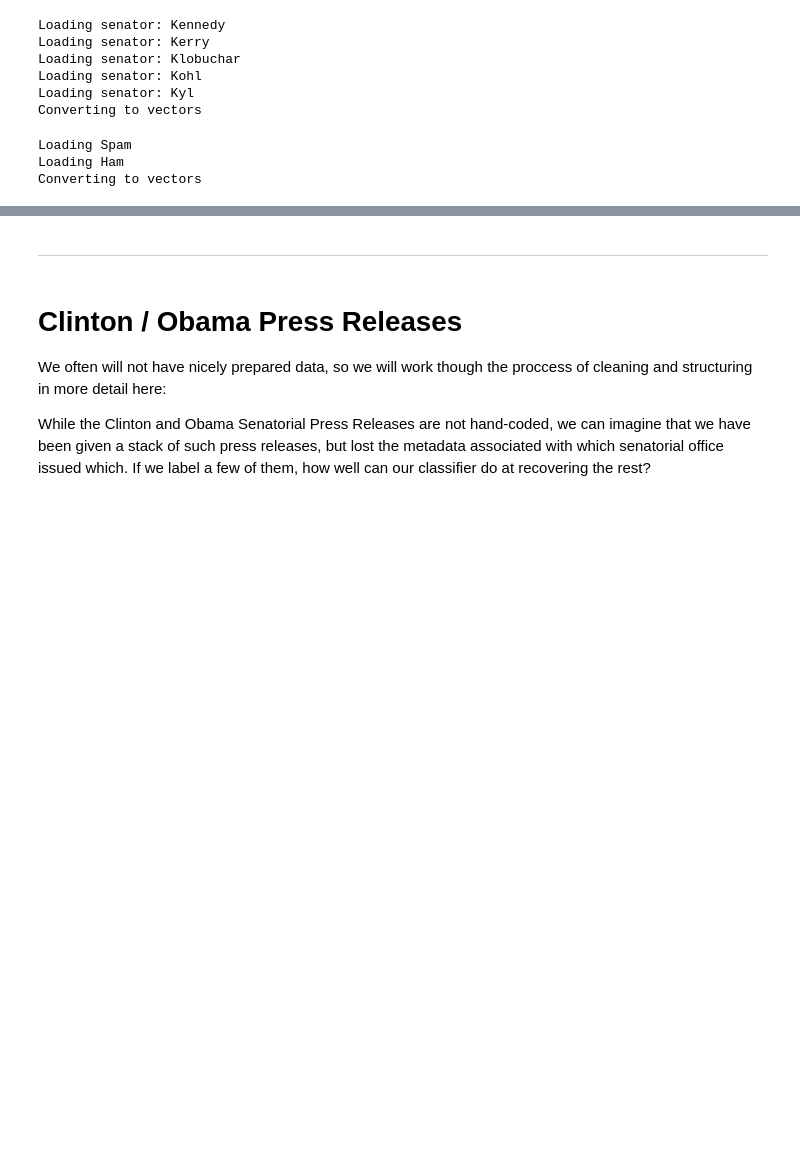
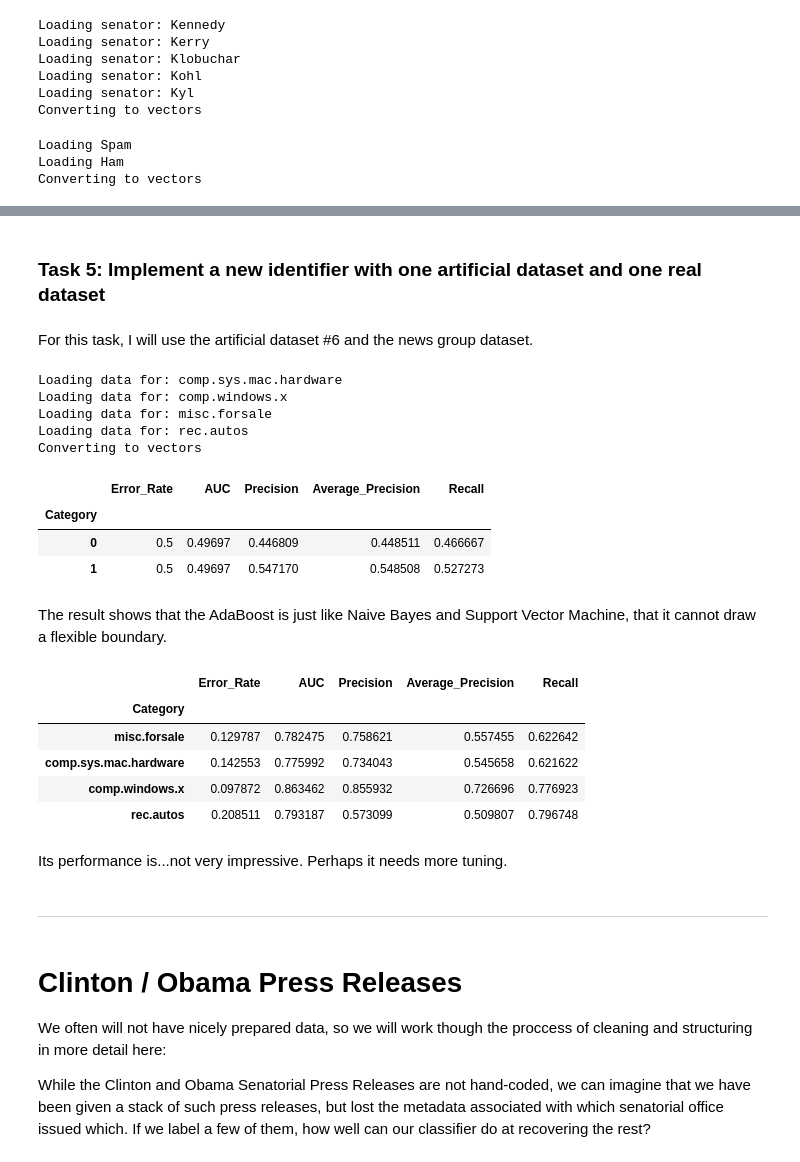
Before and after one commit to Qiuyu-Li/soci40133, a Jupyter notebook: 5-Classifying-Meanings-and-Documents.ipynb, the cells around one changed output, grey strips where cells are left out. Saved outputs shown, nothing was run; the diff lists cells and outputs as text; code cells hidden in the pictures; blank space fills up the shorter version.

```diff
--- a/5-Classifying-Meanings-and-Documents.ipynb
+++ b/5-Classifying-Meanings-and-Documents.ipynb
@@ -822,3 +899,39 @@ get_results(dfTrain_sp,dfTest_sp)
+# %% [markdown]
+### Task 5: Implement a new identifier with one artificial dataset and one real dataset
+# %% [markdown]
+For this task, I will use the artificial dataset #6 and the news group dataset.
+# %%
+dfTrain_n, dfTest_n = sklearn.model_selection.train_test_split(lucem_illud.loadNewsGroups(), test_size=.2)
+# %% [output]
+Loading data for: comp.sys.mac.hardware
+Loading data for: comp.windows.x
+Loading data for: misc.forsale
+Loading data for: rec.autos
+Converting to vectors
+# %%
+from sklearn.ensemble import AdaBoostClassifier
+clf_ada = AdaBoostClassifier(n_estimators=100)
+clf_ada.fit(np.stack(dfTrain6['vect'], axis=0), dfTrain6['category'])
+lucem_illud.evaluateClassifier(clf_ada, dfTest6)
+# %% [output]
+|  | Error_Rate | AUC | Precision | Average_Precision | Recall |
+| Category |  |  |  |  |  |
+| 0 | 0.5 | 0.49697 | 0.446809 | 0.448511 | 0.466667 |
+| 1 | 0.5 | 0.49697 | 0.547170 | 0.548508 | 0.527273 |
+# %% [markdown]
+The result shows that the AdaBoost is just like Naive Bayes and Support Vector Machine, that it cannot draw a flexible boundary.
+# %%
+clf_ada.fit(np.stack(dfTrain_n['vect'], axis=0), dfTrain_n['category'])
+lucem_illud.evaluateClassifier(clf_ada, dfTest_n)
+# %% [output]
+|  | Error_Rate | AUC | Precision | Average_Precision | Recall |
+| Category |  |  |  |  |  |
+| misc.forsale | 0.129787 | 0.782475 | 0.758621 | 0.557455 | 0.622642 |
+| comp.sys.mac.hardware | 0.142553 | 0.775992 | 0.734043 | 0.545658 | 0.621622 |
+| comp.windows.x | 0.097872 | 0.863462 | 0.855932 | 0.726696 | 0.776923 |
+| rec.autos | 0.208511 | 0.793187 | 0.573099 | 0.509807 | 0.796748 |
+# %% [markdown]
+Its performance is...not very impressive. Perhaps it needs more tuning.
 # %% [markdown]
 -----
 # %% [markdown]
```
Also changed, not shown: parts of 39 cells of this notebook, 8 other files.
